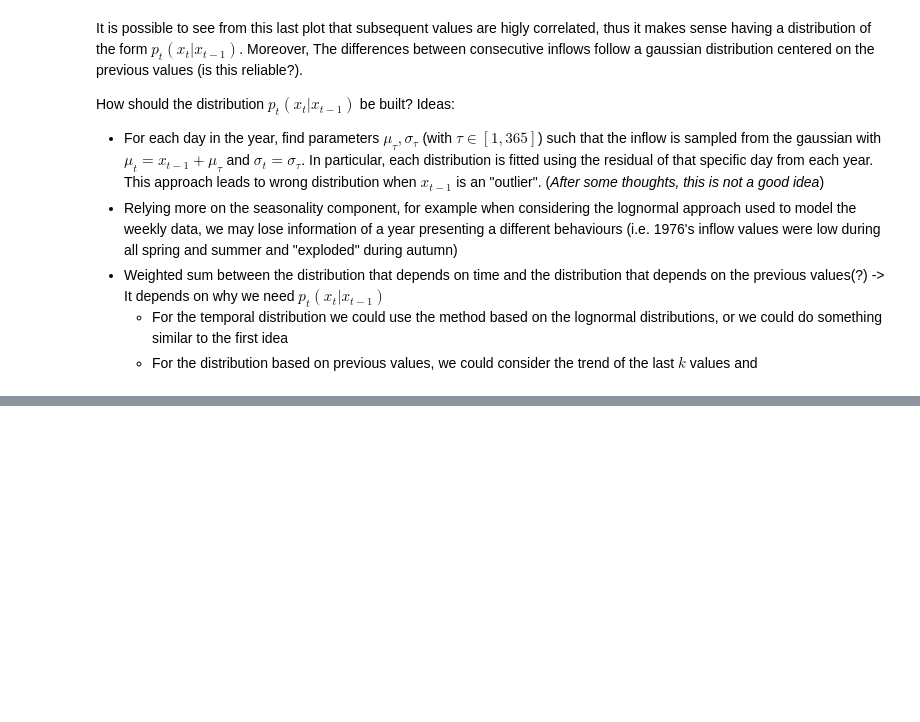
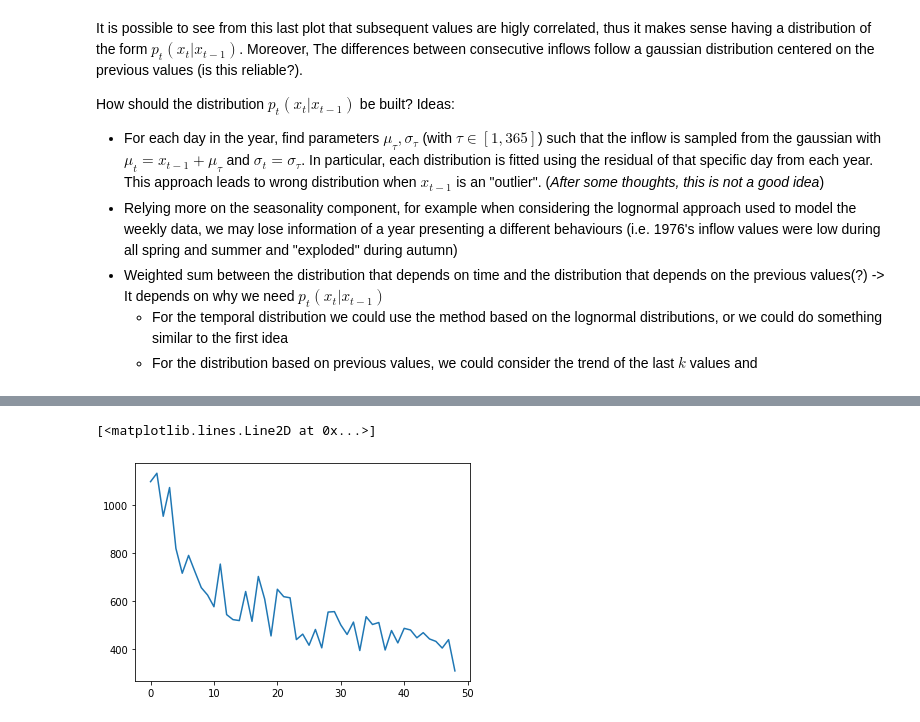
Before and after one commit to francescovidaich964/Como_lake, a Jupyter notebook: Como_lake_daily_data.ipynb, the cells around one changed output, grey strips where cells are left out. Drawn from its saved outputs; the diff is of its cells as text; code cells hidden in the pictures; blank space fills up the shorter version.

```diff
--- a/Como_lake_daily_data.ipynb
+++ b/Como_lake_daily_data.ipynb
@@ -147,0 +198,11 @@ How should the distribution $p_t(x_t|x_{t-1})$ be built? Ideas:
+# %%
+def wasserstein_non_overlapping(inflow, n_samples):
+    W_n = inflow[:len(inflow)//n_samples*n_samples].reshape(-1,n_samples)
+    W_n = [wasserstein_distance(a,b) for a,b in zip(W_n[:-1],W_n[1:])]
+    return W_n
+# %%
+W_non_over = [np.max(wasserstein_non_overlapping(inflow, i)) for i in range(1,50)]
+plt.plot(W_non_over)
+# %% [output]
+[<matplotlib.lines.Line2D at 0x...>]
+[figure, added]
```
Also changed, not shown: parts of 10 cells of this notebook.
